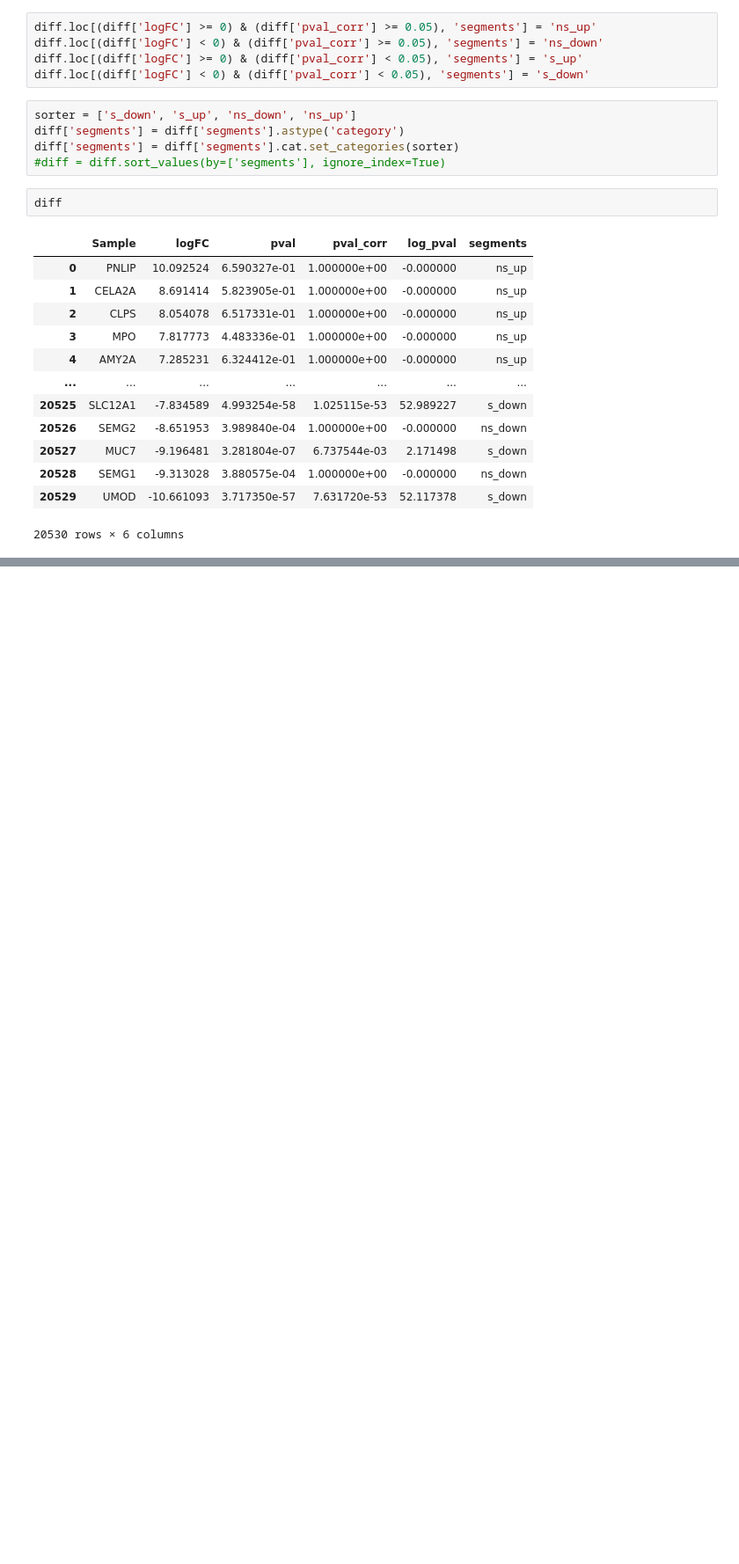
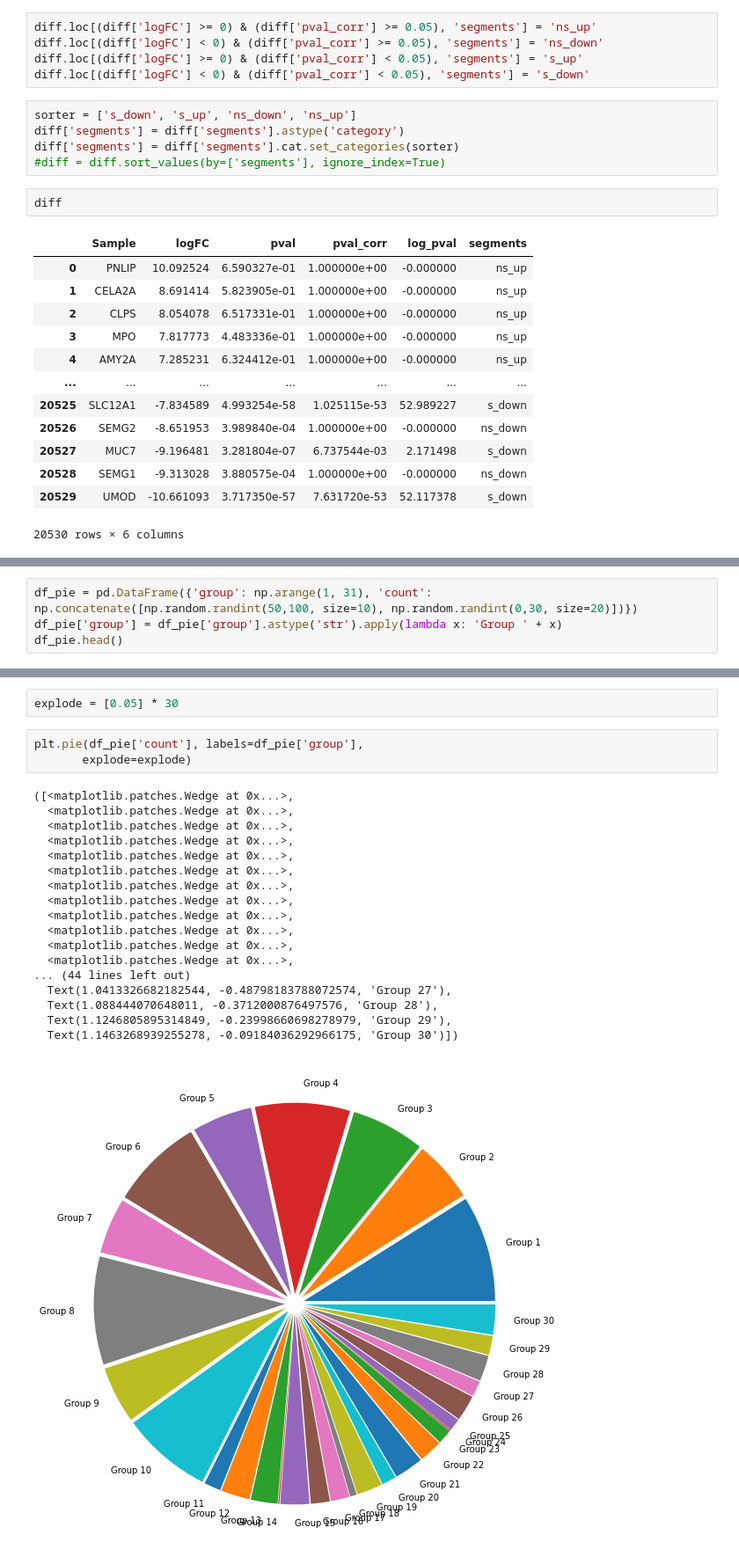
Before and after one commit to emulciber/Python_BI_2022, a Jupyter notebook: homework_5_pandas/pandas.ipynb, the cells around one changed output, grey strips where cells are left out. Shown at 88% size. Saved outputs shown, nothing was run; the diff lists cells and outputs as text; blank space fills up the shorter version.

```diff
--- a/homework_5_pandas/pandas.ipynb
+++ b/homework_5_pandas/pandas.ipynb
@@ -204,0 +278,4 @@ vol
+# %%
+df_pie = pd.DataFrame({'group': np.arange(1, 31), 'count': np.concatenate([np.random.randint(50,100, size=10), np.random.randint(0,30, size=20)])})
+df_pie['group'] = df_pie['group'].astype('str').apply(lambda x: 'Group ' + x)
+df_pie.head()
@@ -204,0 +289,24 @@ vol
+# %%
+explode = [0.05] * 30
+# %%
+plt.pie(df_pie['count'], labels=df_pie['group'],
+       explode=explode)
+# %% [output]
+([<matplotlib.patches.Wedge at 0x...>,
+  <matplotlib.patches.Wedge at 0x...>,
+  <matplotlib.patches.Wedge at 0x...>,
+  <matplotlib.patches.Wedge at 0x...>,
+  <matplotlib.patches.Wedge at 0x...>,
+  <matplotlib.patches.Wedge at 0x...>,
+  <matplotlib.patches.Wedge at 0x...>,
+  <matplotlib.patches.Wedge at 0x...>,
+  <matplotlib.patches.Wedge at 0x...>,
+  <matplotlib.patches.Wedge at 0x...>,
+  <matplotlib.patches.Wedge at 0x...>,
+  <matplotlib.patches.Wedge at 0x...>,
+... (44 lines left out)
+  Text(1.0413326682182544, -0.48798183788072574, 'Group 27'),
+  Text(1.088444070648011, -0.3712000876497576, 'Group 28'),
+  Text(1.1246805895314849, -0.23998660698278979, 'Group 29'),
+  Text(1.1463268939255278, -0.09184036292966175, 'Group 30')])
+[figure, added]
```
Also changed, not shown: parts of 12 cells of this notebook.
